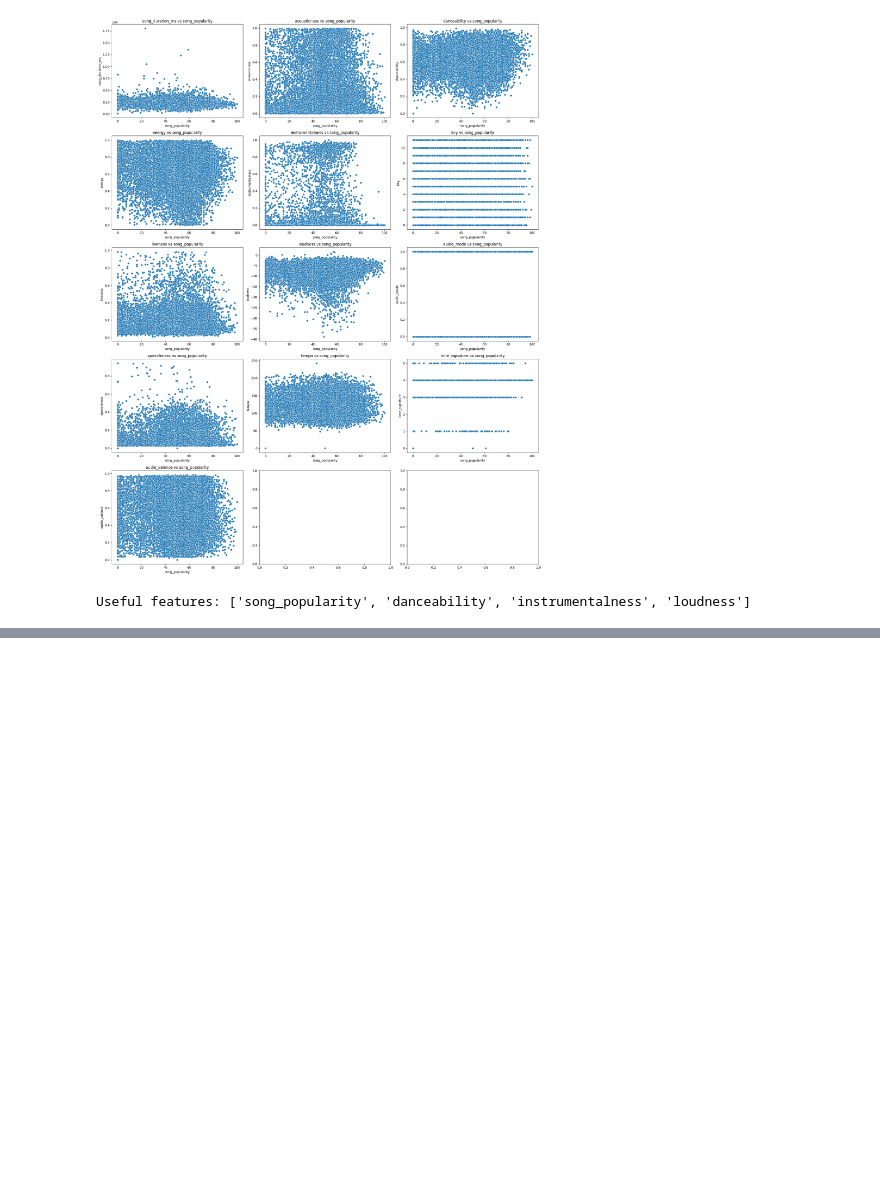
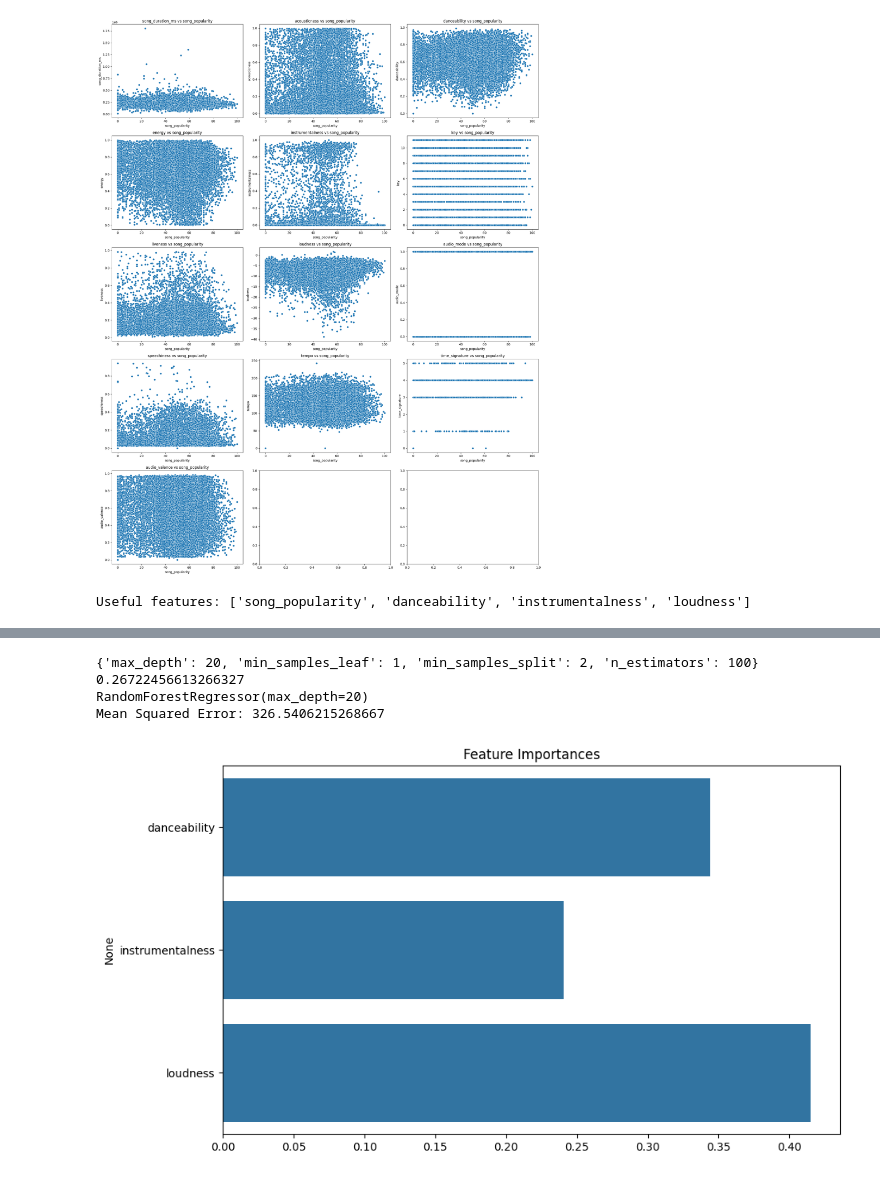
Before and after one commit to enetsos/music-popularity-prediction, a Jupyter notebook: project_song.ipynb, the cells around one changed output, grey strips where cells are left out. Saved outputs shown, nothing was run; the diff lists cells and outputs as text; code cells hidden in the pictures; blank space fills up the shorter version.

```diff
--- a/project_song.ipynb
+++ b/project_song.ipynb
@@ -248,0 +203,64 @@ weighted avg       0.27      0.29      0.27      3767
+# %%
+# Train a GridSearchCV model
+
+from sklearn.model_selection import train_test_split
+
+X = df.drop(columns='song_popularity')
+y = df['song_popularity']
+
+X_train, X_test, y_train, y_test = train_test_split(X, y, test_size=0.2)
+
+# Train a predictive model
+
+from sklearn.ensemble import RandomForestRegressor
+from sklearn.model_selection import GridSearchCV
+
+param_grid = {
+    'n_estimators': [50, 100, 150],
+    'max_depth': [5, 10, 15, 20],
+    'min_samples_split': [2, 5, 10],
+    'min_samples_leaf': [1, 2, 4]
+}
+
+model = RandomForestRegressor()
+
+grid_search = GridSearchCV(model, param_grid, cv=5, n_jobs=-1)
+
+
+grid_search.fit(X_train, y_train)
+
+# Print the best parameters
+print(grid_search.best_params_)
+
+# Print the best score
+
+print(grid_search.best_score_)
+
+# Print the best estimator
+
+print(grid_search.best_estimator_)
+
+# Evaluate the model
+
+from sklearn.metrics import mean_squared_error
+
+y_pred = grid_search.predict(X_test)
+
+mse = mean_squared_error(y_test, y_pred)
+
+print("Mean Squared Error:", mse)
+
+# Plot the feature importances
+
+importances = grid_search.best_estimator_.feature_importances_
+
+plt.figure(figsize=(10, 6))
+sns.barplot(x=importances, y=X.columns)
+plt.title("Feature Importances")
+plt.show()
+# %% [output]
+{'max_depth': 20, 'min_samples_leaf': 1, 'min_samples_split': 2, 'n_estimators': 100}
+0.26722456613266327
+RandomForestRegressor(max_depth=20)
+Mean Squared Error: 326.5406215268667
+[figure, added]
```
Also changed, not shown: parts of 3 cells of this notebook, 1 other file.
